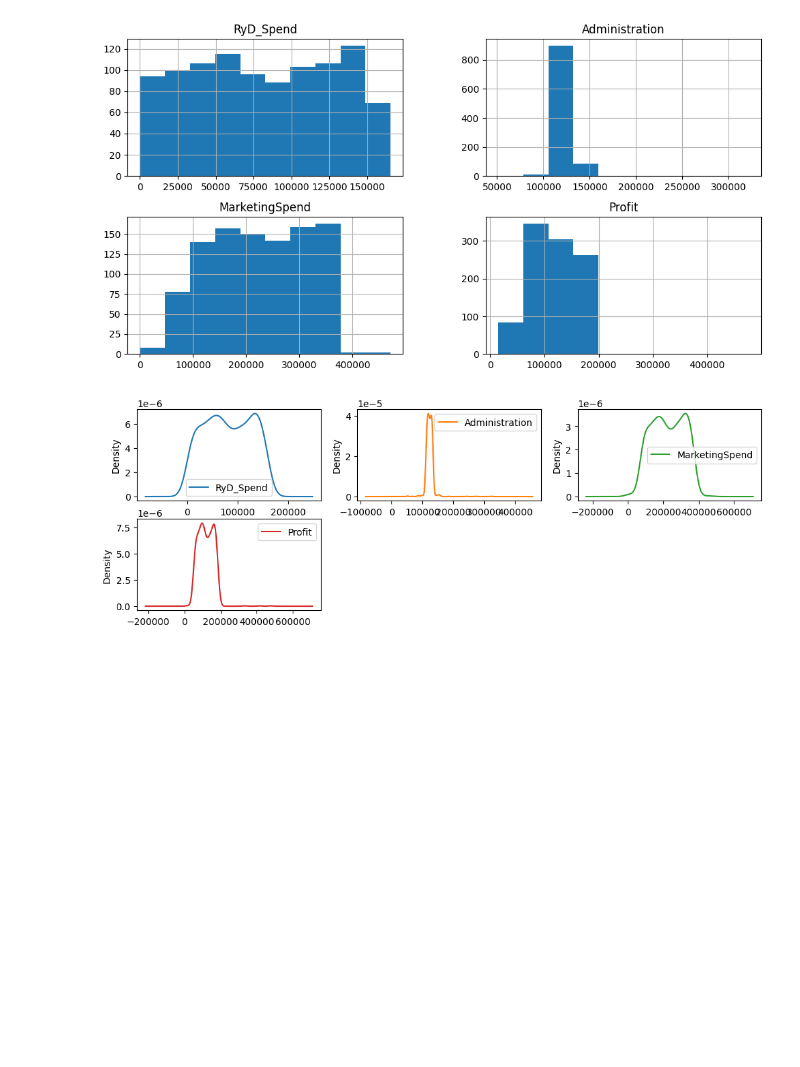
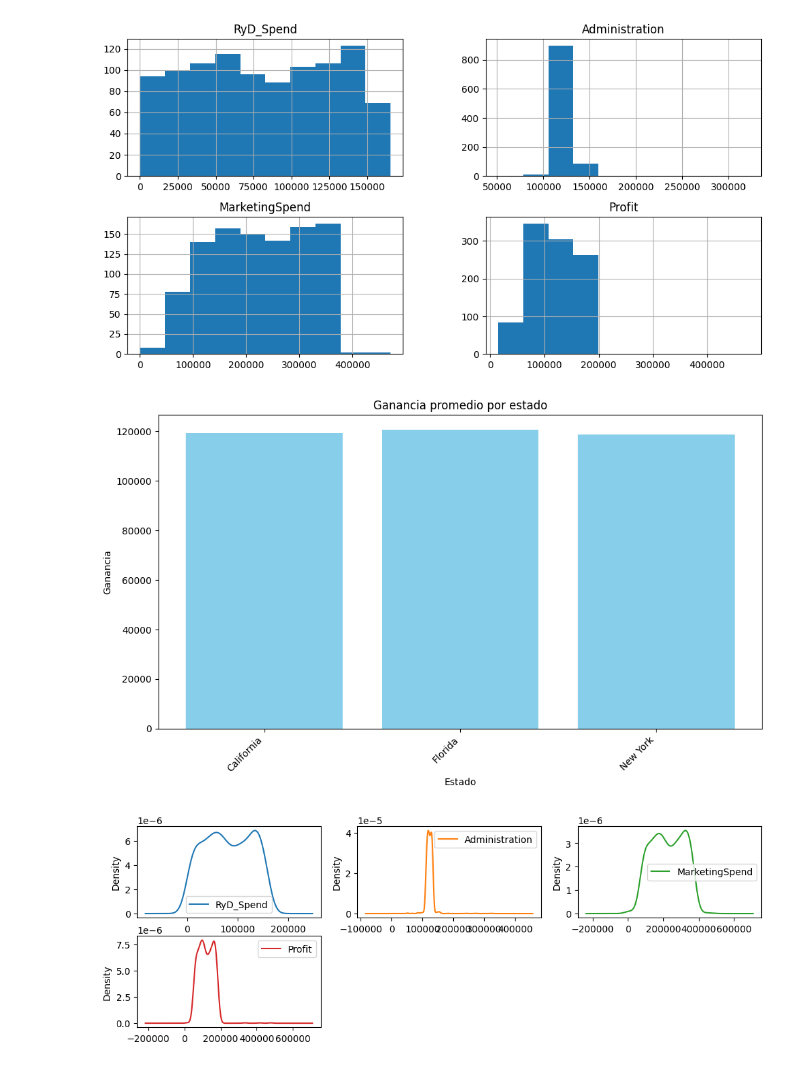
Before and after one commit to itssofiarce/MINERIA, a Jupyter notebook: TP2_Mineria_Arce.ipynb, the cells around one changed output. Saved outputs shown, nothing was run; the diff lists cells and outputs as text; code cells hidden in the pictures; blank space fills up the shorter version.

```diff
--- a/TP2_Mineria_Arce.ipynb
+++ b/TP2_Mineria_Arce.ipynb
@@ -93,6 +93,20 @@ df.hist(figsize=(12, 6))
 plt.show()
 # %% [output]
 [figure]
+# %%
+ganancia = df.groupby('State')['Profit'].mean().reset_index()
+plt.figure(figsize=(10, 6))
+plt.bar(ganancia['State'], ganancia['Profit'], color='skyblue')
+
+plt.xlabel('Estado')
+plt.ylabel('Ganancia')
+plt.title('Ganancia promedio por estado')
+plt.xticks(rotation=45, ha='right')
+
+plt.tight_layout()
+plt.show()
+# %% [output]
+[figure, added]
 # %%
 # Calcular si las variables se distribuyen normalmente
 df.plot(kind='density', subplots=True, layout=(3, 3), sharex=False, figsize=(12, 6))
```
Also changed, not shown: parts of 59 cells of this notebook.
